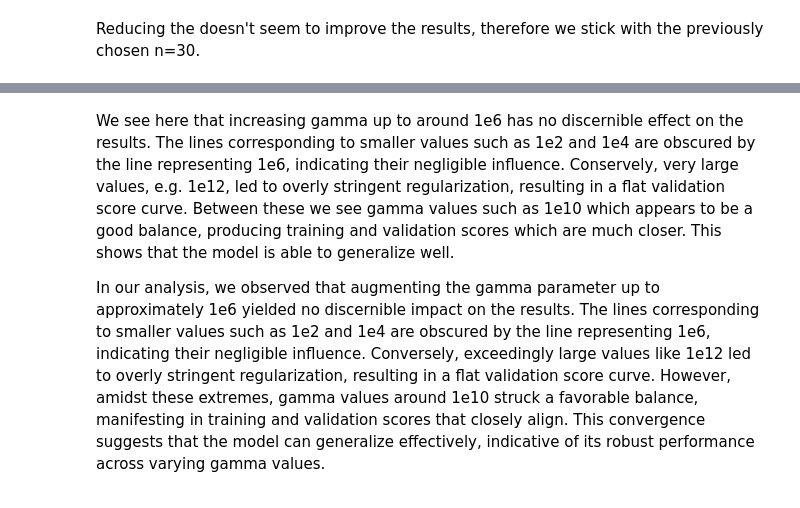
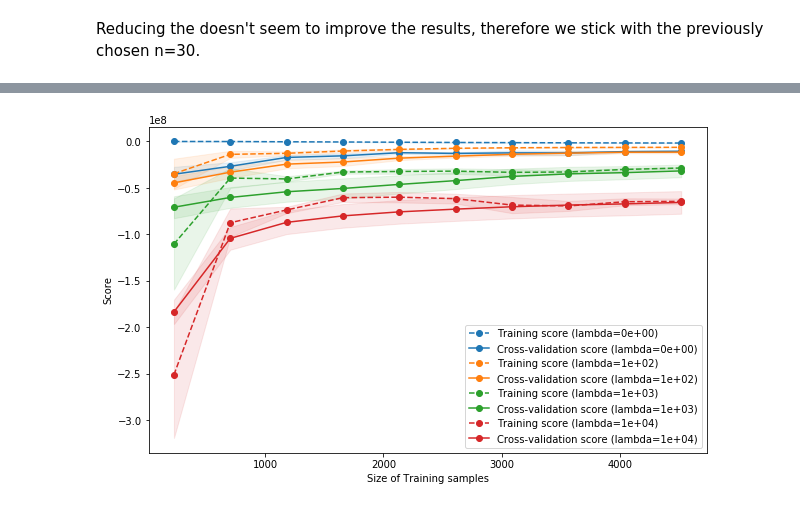
Before and after one commit to EmmaKLofthouse/hiking-trails, a Jupyter notebook: predict_time.ipynb, the cells around one changed output, grey strips where cells are left out. Drawn from its saved outputs; the diff is of its cells as text; code cells hidden in the pictures.

```diff
--- a/predict_time.ipynb
+++ b/predict_time.ipynb
@@ -1017,5 +1061,7 @@ plot_learning_curve_gamma(XGBRegressor(), X_scaled[top_features], Y_train, train
-# %% [markdown]
-We see here that increasing gamma up to around 1e6 has no discernible effect on the results. The lines corresponding to smaller values such as 1e2 and 1e4 are obscured by the line representing 1e6, indicating their negligible influence. Conservely, very large values, e.g. 1e12, led to overly stringent regularization, resulting in a flat validation score curve. Between these we see gamma values such as 1e10 which appears to be a good balance, producing training and validation scores which are much closer. This shows that the model is able to generalize well.
-
-
-In our analysis, we observed that augmenting the gamma parameter up to approximately 1e6 yielded no discernible impact on the results. The lines corresponding to smaller values such as 1e2 and 1e4 are obscured by the line representing 1e6, indicating their negligible influence. Conversely, exceedingly large values like 1e12 led to overly stringent regularization, resulting in a flat validation score curve. However, amidst these extremes, gamma values around 1e10 struck a favorable balance, manifesting in training and validation scores that closely align. This convergence suggests that the model can generalize effectively, indicative of its robust performance across varying gamma values.
+# %%
+lambdas = [0,1e2,1e3,1e4]
+plot_learning_curve_hyperparam(XGBRegressor(), X_scaled[top_features], Y_train, lambdas, 'lambda',
+                               train_sizes=np.linspace(0.05, 1.0, 10), cv=5)
+#plot_learning_curve_hyperparam(estimator, X_train, y_train, lambdas, 'reg_lambda')
+# %% [output]
+[figure, added]
```
Also changed, not shown: parts of 23 cells of this notebook.
